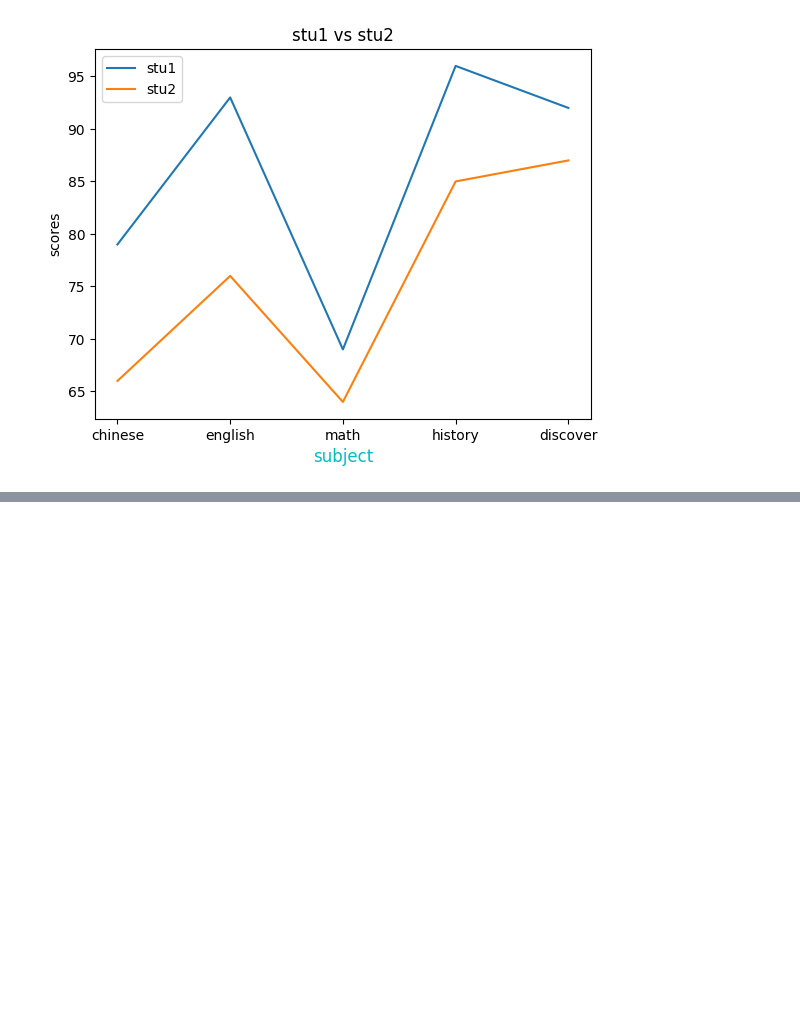
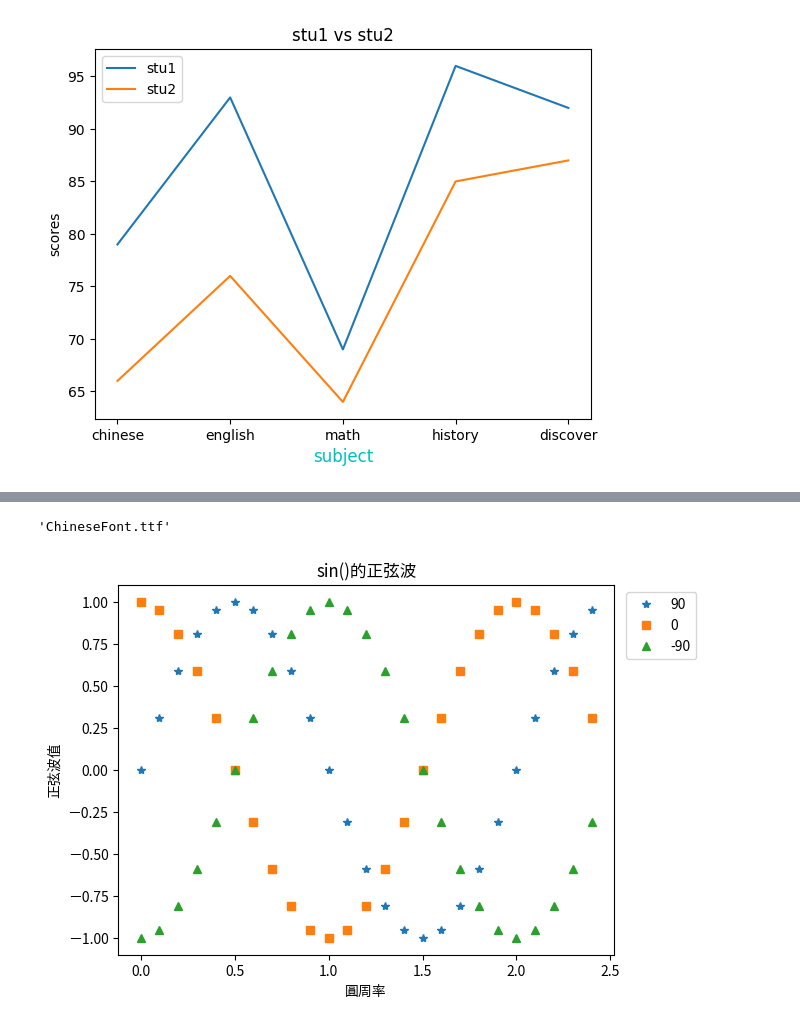
Before and after one commit to jennifer2481/2025-05-03, a Jupyter notebook: lesson11/lesson11_2.ipynb, the cells around one changed output, grey strips where cells are left out. Cells and saved outputs as stored; diff of their text form; code cells hidden in the pictures; blank space fills up the shorter version.

```diff
--- a/lesson11/lesson11_2.ipynb
+++ b/lesson11/lesson11_2.ipynb
@@ -69,0 +87,37 @@ plt.close()
+# %%
+import wget
+wget.download("https://github.com/roberthsu2003/machine_learning/raw/refs/heads/main/source_data/ChineseFont.ttf")
+# %% [output]
+'ChineseFont.ttf'
+# %%
+import matplotlib as mpl
+from matplotlib.font_manager import fontManager
+
+fontManager.addfont("ChineseFont.ttf")
+mpl.rc('font', family="ChineseFont")
+# %%
+import math
+import numpy as np
+from numpy import ndarray
+import matplotlib.pyplot as plt
+
+t:ndarray = np.arange(0, 2.5, 0.1)
+# t.ndim
+# t.size
+# t.shape
+# t.dtype
+#print(t)
+y1:ndarray = np.sin(t * math.pi)
+y2:ndarray = np.sin(t * math.pi + math.pi/2)
+y3:ndarray = np.sin(t * math.pi - math.pi/2)
+figure, axes = plt.subplots()
+axes.plot(t, y1,marker='*',linestyle='',label="90")
+axes.plot(t, y2,marker='s',linestyle='',label="0")
+axes.plot(t, y3,marker='^',linestyle='',label="-90")
+axes.legend(loc='upper right', bbox_to_anchor=(1.18, 1))
+axes.set_title("sin()的正弦波")
+axes.set_xlabel("圓周率")
+axes.set_ylabel("正弦波值")
+plt.show()
+# %% [output]
+[figure, added]
```
Also changed, not shown: parts of 1 cell of this notebook, 1 other file.
